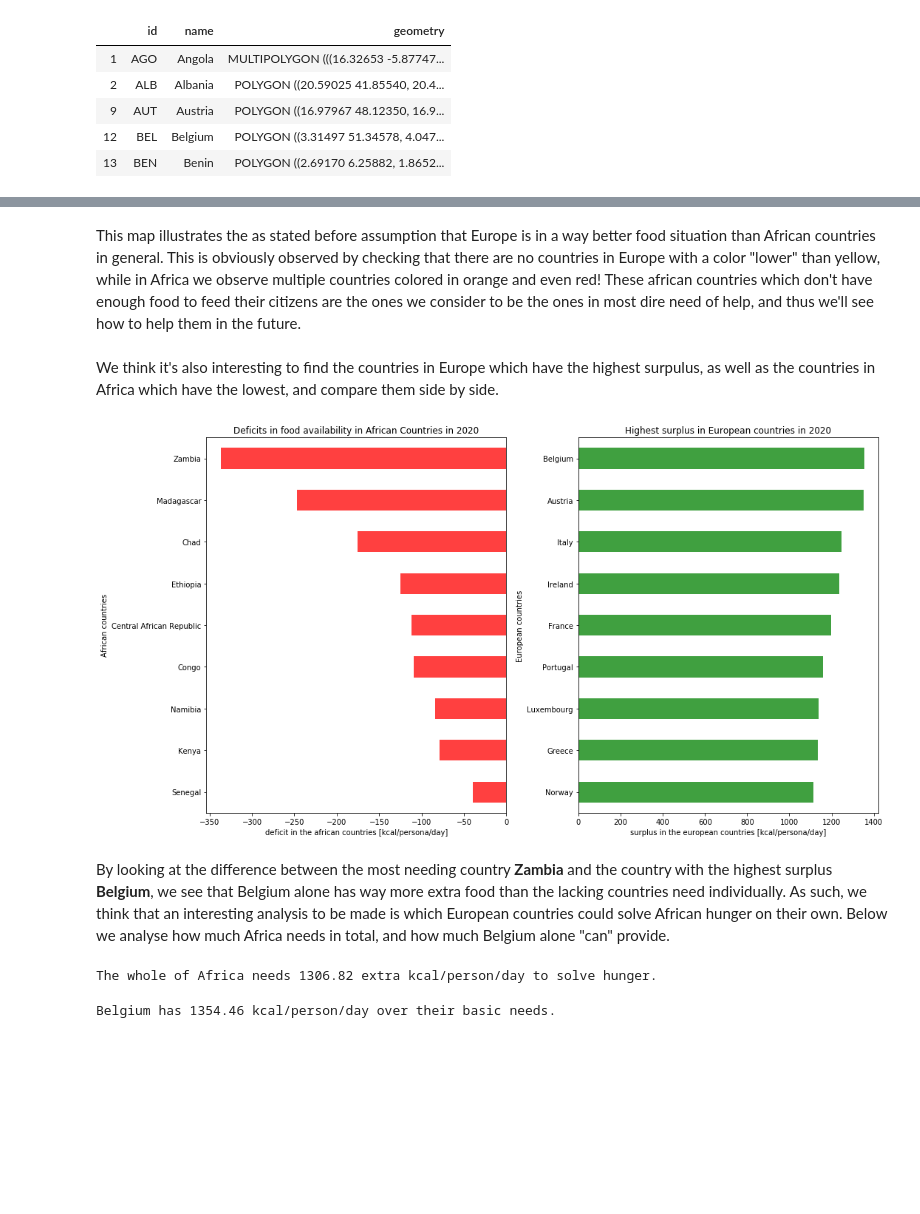
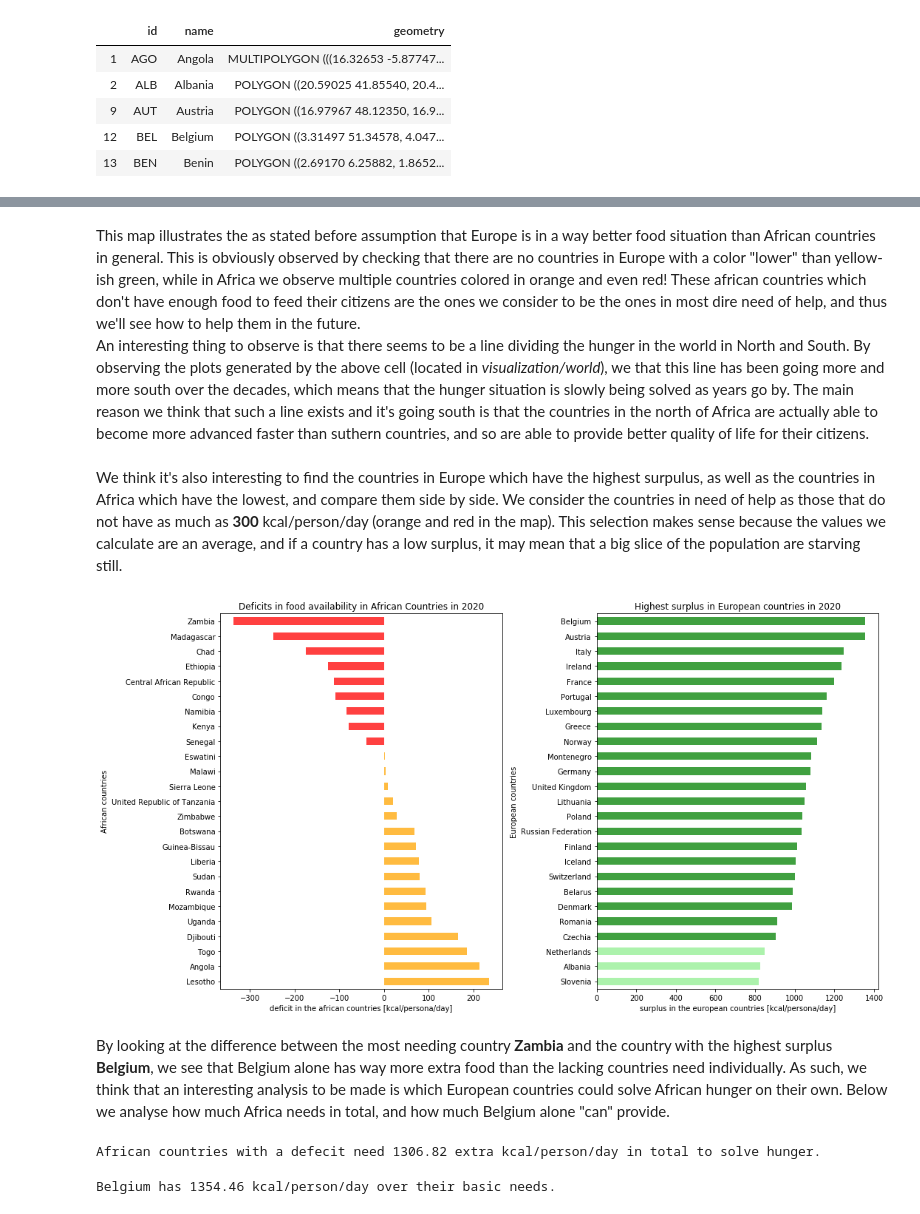
Before and after one commit to manuleo/mADAm-2019, a Jupyter notebook: project_merge.ipynb, the cells around one changed output, grey strips where cells are left out. Drawn from its saved outputs; the diff is of its cells as text; code cells hidden in the pictures; blank space fills up the shorter version.

Commit message:
A better view

```diff
--- a/project_merge.ipynb
+++ b/project_merge.ipynb
@@ -48,7 +48,7 @@ path_dict = {'food_balance_africa': 'data/raw/FoodBalanceSheets_E_Africa_1.csv',
                  'european_estimation_kcal': 'visualization/europe_est_kcal',
                  'european_demand_anim': 'visualization/european_cal_diff_animation.html',
                  'european_kcal_surplus': "visualization/european_kcal_surplus",
-                 'world_kcal_surplus': "visualization/world_kcal_surplus",
+                 'world_kcal_surplus': "visualization/world/world_kcal_surplus",
             }
 # %%
 plt.rcParams["figure.figsize"] = (15,8) #set size of plot
@@ -984,12 +990,13 @@ afr_eu_kcal_surplus_map
 # %% [output]
 [interactive output not drawn]
 # %% [markdown]
-This map illustrates the as stated before assumption that Europe is in a way better food situation than African countries in general. This is obviously observed by checking that there are no countries in Europe with a color "lower" than yellow, while in Africa we observe multiple countries colored in orange and even red! These african countries which don't have enough food to feed their citizens are the ones we consider to be the ones in most dire need of help, and thus we'll see how to help them in the future.
+This map illustrates the as stated before assumption that Europe is in a way better food situation than African countries in general. This is obviously observed by checking that there are no countries in Europe with a color "lower" than yellow-ish green, while in Africa we observe multiple countries colored in orange and even red! These african countries which don't have enough food to feed their citizens are the ones we consider to be the ones in most dire need of help, and thus we'll see how to help them in the future.
+An interesting thing to observe is that there seems to be a line dividing the hunger in the world in North and South. By observing the plots generated by the above cell (located in *visualization/world*), we that this line has been going more and more south over the decades, which means that the hunger situation is slowly being solved as years go by. The main reason we think that such a line exists and it's going south is that the countries in the north of Africa are actually able to become more advanced faster than suthern countries, and so are able to provide better quality of life for their citizens.
 # %% [markdown]
-We think it's also interesting to find the countries in Europe which have the highest surpulus, as well as the countries in Africa which have the lowest, and compare them side by side.
+We think it's also interesting to find the countries in Europe which have the highest surpulus, as well as the countries in Africa which have the lowest, and compare them side by side. We consider the countries in need of help as those that do not have as much as **300** kcal/person/day (orange and red in the map). This selection makes sense because the values we calculate are an average, and if a country has a low surplus, it may mean that a big slice of the population are starving still.
 # %%
 # The countries with deficit in calories
-caloric_difference_negative_africa = caloric_difference_africa[caloric_difference_africa[2020].values < 0][2020].sort_values(ascending = False)
+caloric_difference_negative_africa = caloric_difference_africa[caloric_difference_africa[2020].values < 300][2020].sort_values(ascending = False)
 number_of_negatives = len(caloric_difference_negative_africa.index)
 # %%
 # The countries in Europe with highest surplus in calories
@@ -997,31 +1004,31 @@ caloric_difference_highest_europe = caloric_difference_europe[2020].sort_values(
 # %%
 grid = plt.GridSpec(1,2)
 
 # negative african countries
 plt.subplot(grid[0, 0]);
-p = caloric_difference_negative_africa.plot(kind='barh', color=(caloric_difference_negative_africa > 0).map({True: 'g', False: 'red'}),alpha=0.75, rot=0);
+p = caloric_difference_negative_africa.plot(kind='barh', color=(caloric_difference_negative_africa > 0).map({True: 'orange', False: 'red'}),alpha=0.75, rot=0);
 p.set_xlabel("deficit in the african countries [kcal/persona/day]")
 p.set_ylabel("African countries")
 plt.title('Deficits in food availability in African Countries in 2020' )
 
 # highest surplus europe countries
 plt.subplot(grid[0, 1]);
-p1 = caloric_difference_highest_europe.plot(kind='barh', color=(caloric_difference_highest_europe > 0).map({True: 'g', False: 'red'}),alpha=0.75, rot=0);
+p1 = caloric_difference_highest_europe.plot(kind='barh', color=(caloric_difference_highest_europe > 900).map({True: 'g', False: 'lightgreen'}),alpha=0.75, rot=0);
 p1.set_xlabel("surplus in the european countries [kcal/persona/day]")
 p1.set_ylabel("European countries")
 plt.title('Highest surplus in European countries in 2020' )
 
 plt.tight_layout()
 plt.show()
 # %% [output]
-[figure, old version]
+[figure, new version]
 # %% [markdown]
 By looking at the difference between the most needing country **Zambia** and the country with the highest surplus **Belgium**, we see that Belgium alone has way more extra food than the lacking countries need individually. As such, we think that an interesting analysis to be made is which European countries could solve African hunger on their own. Below we analyse how much Africa needs in total, and how much Belgium alone "can" provide.
 # %%
-need_in_africa = abs(caloric_difference_negative_africa.sum())
-print("The whole of Africa needs {0:.2f} extra kcal/person/day to solve hunger.".format(need_in_africa))
+need_in_africa = abs(caloric_difference_negative_africa[caloric_difference_negative_africa.values < 0].sum())
+print("African countries with a defecit need {0:.2f} extra kcal/person/day in total to solve hunger.".format(need_in_africa))
 # %% [output]
-The whole of Africa needs 1306.82 extra kcal/person/day to solve hunger.
+African countries with a defecit need 1306.82 extra kcal/person/day in total to solve hunger.
 # %%
 print("Belgium has {0:.2f} kcal/person/day over their basic needs.".format(caloric_difference_highest_europe['Belgium']))
 # %% [output]
```
Also changed, not shown: parts of 8 cells of this notebook, 7 other files.
